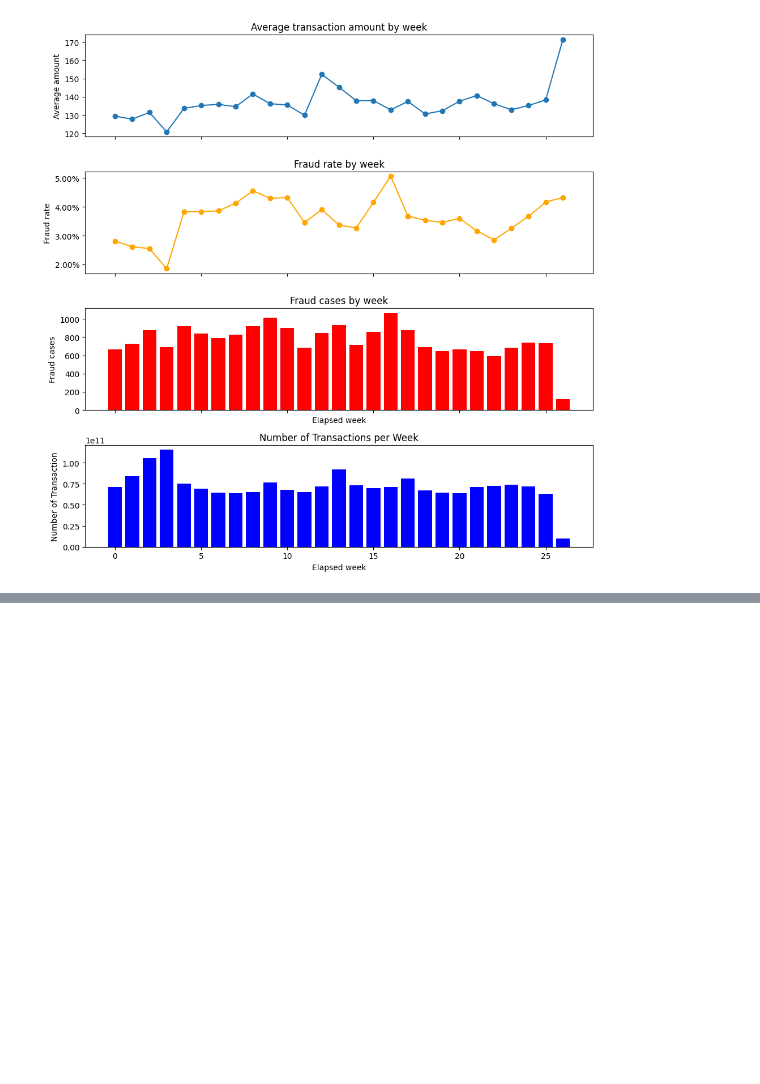
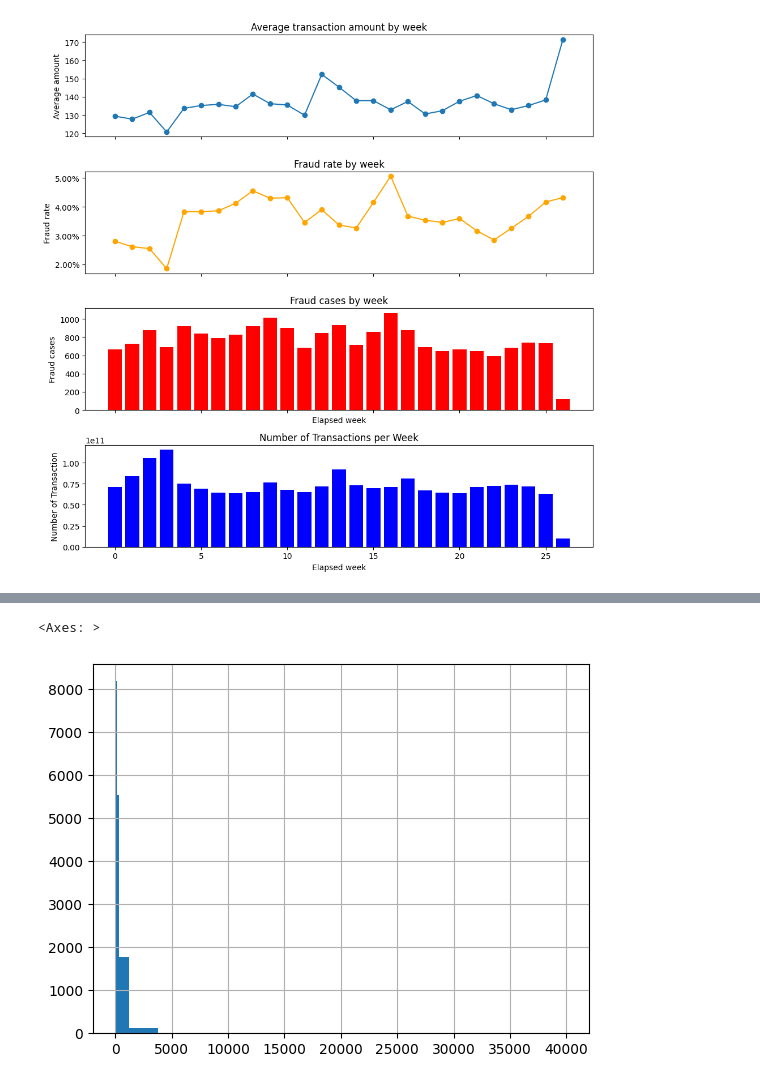
Before and after one commit to ZhuZiLiBryan/FraudGuard, a Jupyter notebook: src/eda.ipynb, the cells around one changed output, grey strips where cells are left out. Cells and saved outputs as stored; diff of their text form; code cells hidden in the pictures; blank space fills up the shorter version.

```diff
--- a/src/eda.ipynb
+++ b/src/eda.ipynb
@@ -167,0 +184,6 @@ plt.show()
+# %%
+log_bins = np.logspace(0, np.log10(40000), 10)
+df[df["isFraud"] == 1]["TransactionAmt"].hist(bins=log_bins)
+# %% [output]
+<Axes: >
+[figure, added]
```
Also changed, not shown: parts of 3 cells of this notebook.
